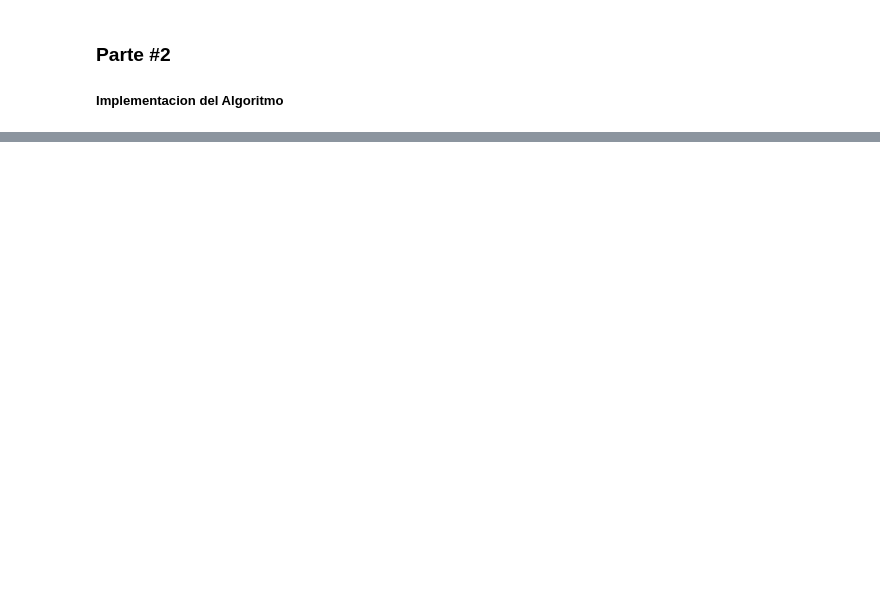
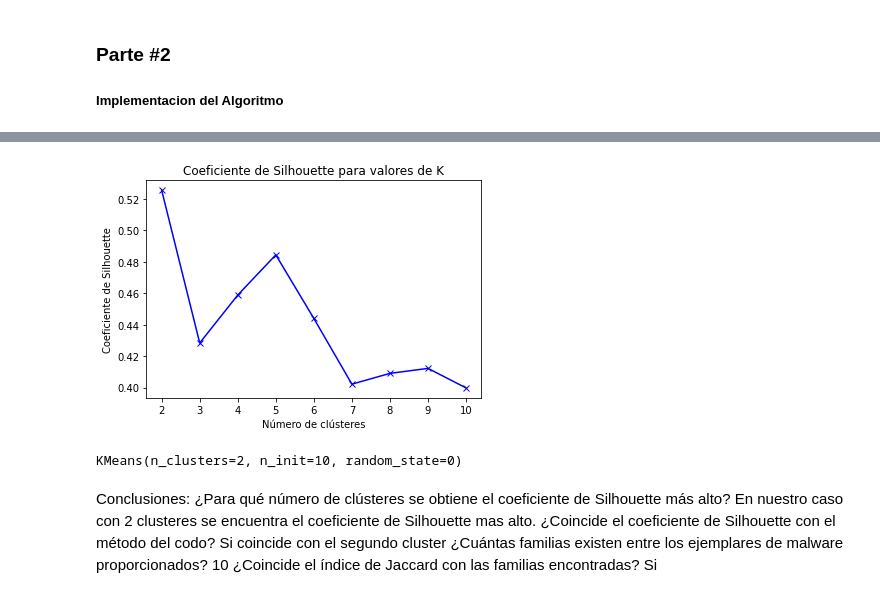
Before and after one commit to AQ-ja/Lab4SDS, a Jupyter notebook: lab4sds.ipynb, the cells around one changed output, grey strips where cells are left out. Drawn from its saved outputs; the diff is of its cells as text; code cells hidden in the pictures; blank space fills up the shorter version.

```diff
--- a/lab4sds.ipynb
+++ b/lab4sds.ipynb
@@ -43,0 +72,31 @@ db.sample(n=5).head()
+# %%
+# Crear una lista para almacenar los valores de coeficiente de Silhouette
+silhouette_scores = []
+# %%
+sse = []
+# %%
+# Definir el rango de valores de K
+range_n_clusters = range(2,11)
+# %%
+# Calcular el coeficiente de Silhouette para diferentes valores de K
+for n_clusters in range_n_clusters:
+    kmeans = KMeans(n_clusters=n_clusters, init='k-means++', max_iter=300, n_init=10, random_state=0)
+    cluster_labels = kmeans.fit_predict(data)
+    silhouette_avg = silhouette_score(data, cluster_labels)
+    silhouette_scores.append(silhouette_avg)
+    sse.append(kmeans.inertia_)
+# %%
+# Graficar el coeficiente de Silhouette en función del número de clústeres
+plt.plot(range_n_clusters, silhouette_scores, 'bx-')
+plt.xlabel('Número de clústeres')
+plt.ylabel('Coeficiente de Silhouette')
+plt.title('Coeficiente de Silhouette para valores de K')
+plt.show()
+# %% [output]
+[figure, added]
+# %%
+# Entrenar el modelo de K-means con el número óptimo de clústeres encontrado
+kmeans = KMeans(n_clusters=2, init='k-means++', max_iter=300, n_init=10, random_state=0)
+kmeans.fit(data)
+# %% [output]
+KMeans(n_clusters=2, n_init=10, random_state=0)
@@ -43,0 +110,10 @@ db.sample(n=5).head()
+# %% [markdown]
+Conclusiones:
+¿Para qué número de clústeres se obtiene el coeficiente de Silhouette más alto?
+En nuestro caso con 2 clusteres se encuentra el coeficiente de Silhouette mas alto.
+¿Coincide el coeficiente de Silhouette con el método del codo?
+Si coincide con el segundo cluster
+¿Cuántas familias existen entre los ejemplares de malware proporcionados?
+10
+¿Coincide el índice de Jaccard con las familias encontradas?
+Si
```
Also changed, not shown: parts of 11 cells of this notebook.
